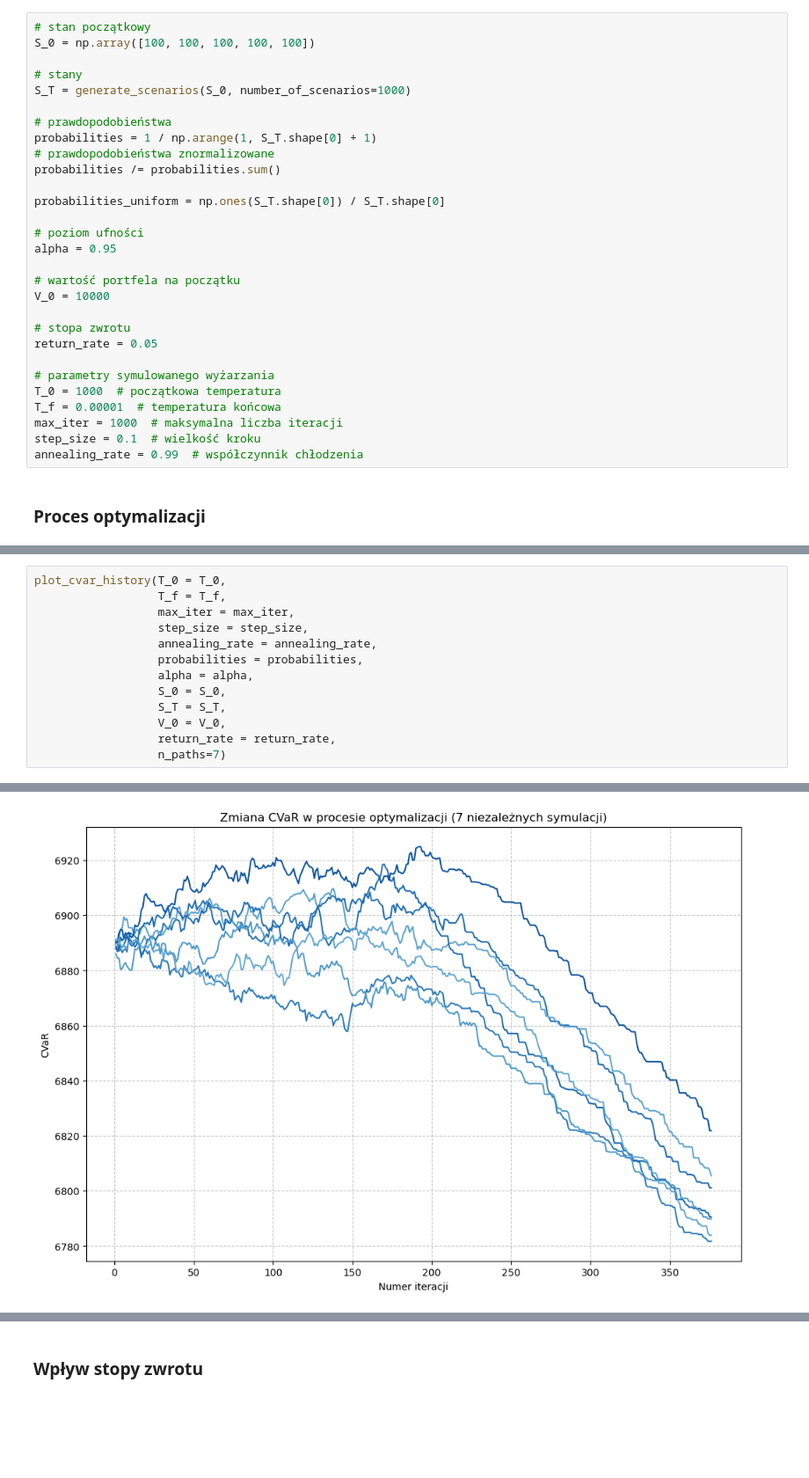
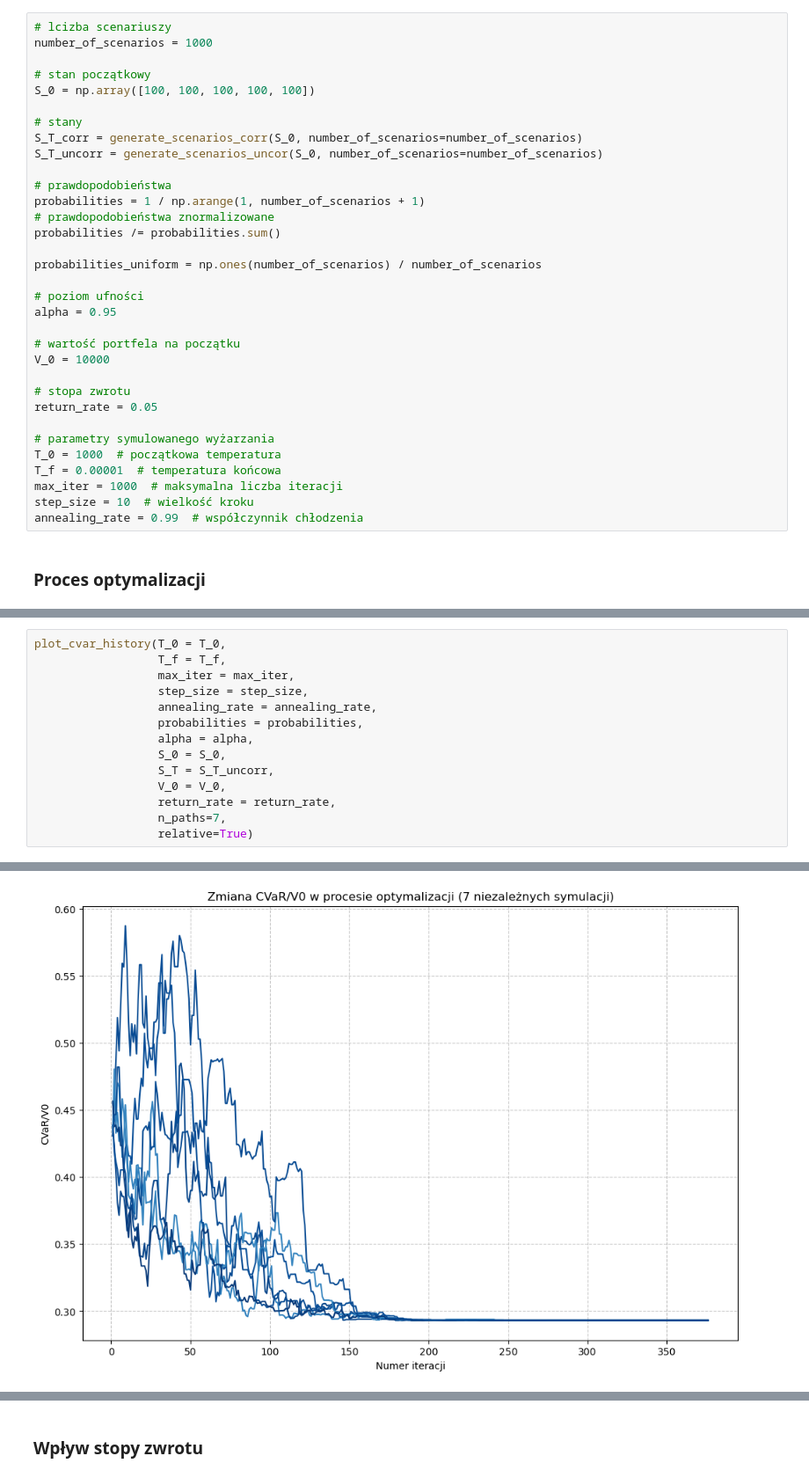
Before and after one commit to krukj/MeanVariancePortfolioMC, a Jupyter notebook: paths_generation.ipynb, the cells around one changed output, grey strips where cells are left out. Shown at 88% size. Cells and saved outputs as stored; diff of their text form; blank space fills up the shorter version.

Commit message:
scenarios generation

```diff
--- a/paths_generation.ipynb
+++ b/paths_generation.ipynb
@@ -51,18 +65,22 @@ def generate_scenarios(S_0, number_of_scenarios=1000):
 # %% [markdown]
 prawdopodobieństwo występienia i-tego scenariusza $p_i$ nie jest jednostajne - zakładamy pewną wiedzę ekspercką o rynku
 # %%
+# lcizba scenariuszy
+number_of_scenarios = 1000
+
 # stan początkowy
 S_0 = np.array([100, 100, 100, 100, 100])
 
 # stany
-S_T = generate_scenarios(S_0, number_of_scenarios=1000)
+S_T_corr = generate_scenarios_corr(S_0, number_of_scenarios=number_of_scenarios)
+S_T_uncorr = generate_scenarios_uncor(S_0, number_of_scenarios=number_of_scenarios)
 
 # prawdopodobieństwa
-probabilities = 1 / np.arange(1, S_T.shape[0] + 1)
+probabilities = 1 / np.arange(1, number_of_scenarios + 1)
 # prawdopodobieństwa znormalizowane
 probabilities /= probabilities.sum()
 
-probabilities_uniform = np.ones(S_T.shape[0]) / S_T.shape[0]
+probabilities_uniform = np.ones(number_of_scenarios) / number_of_scenarios
 
 # poziom ufności
 alpha = 0.95
@@ -77,7 +95,7 @@ return_rate = 0.05
 T_0 = 1000  # początkowa temperatura
 T_f = 0.00001  # temperatura końcowa
 max_iter = 1000  # maksymalna liczba iteracji
-step_size = 0.1  # wielkość kroku
+step_size = 10  # wielkość kroku
 annealing_rate = 0.99  # współczynnik chłodzenia
 # %% [markdown]
 ### Proces optymalizacji
@@ -90,8 +110,9 @@ plot_cvar_history(T_0 = T_0,
                   probabilities = probabilities,
                   alpha = alpha,
                   S_0 = S_0,
-                  S_T = S_T,
+                  S_T = S_T_uncorr,
                   V_0 = V_0,
                   return_rate = return_rate,
-                  n_paths=7)
+                  n_paths=7,
+                  relative=True)
 # %% [output]
@@ -105 +126 @@ plot_cvar_history(T_0 = T_0,
-[figure, old version]
+[figure, new version]
```
Also changed, not shown: parts of 18 cells of this notebook, 2 other files.
